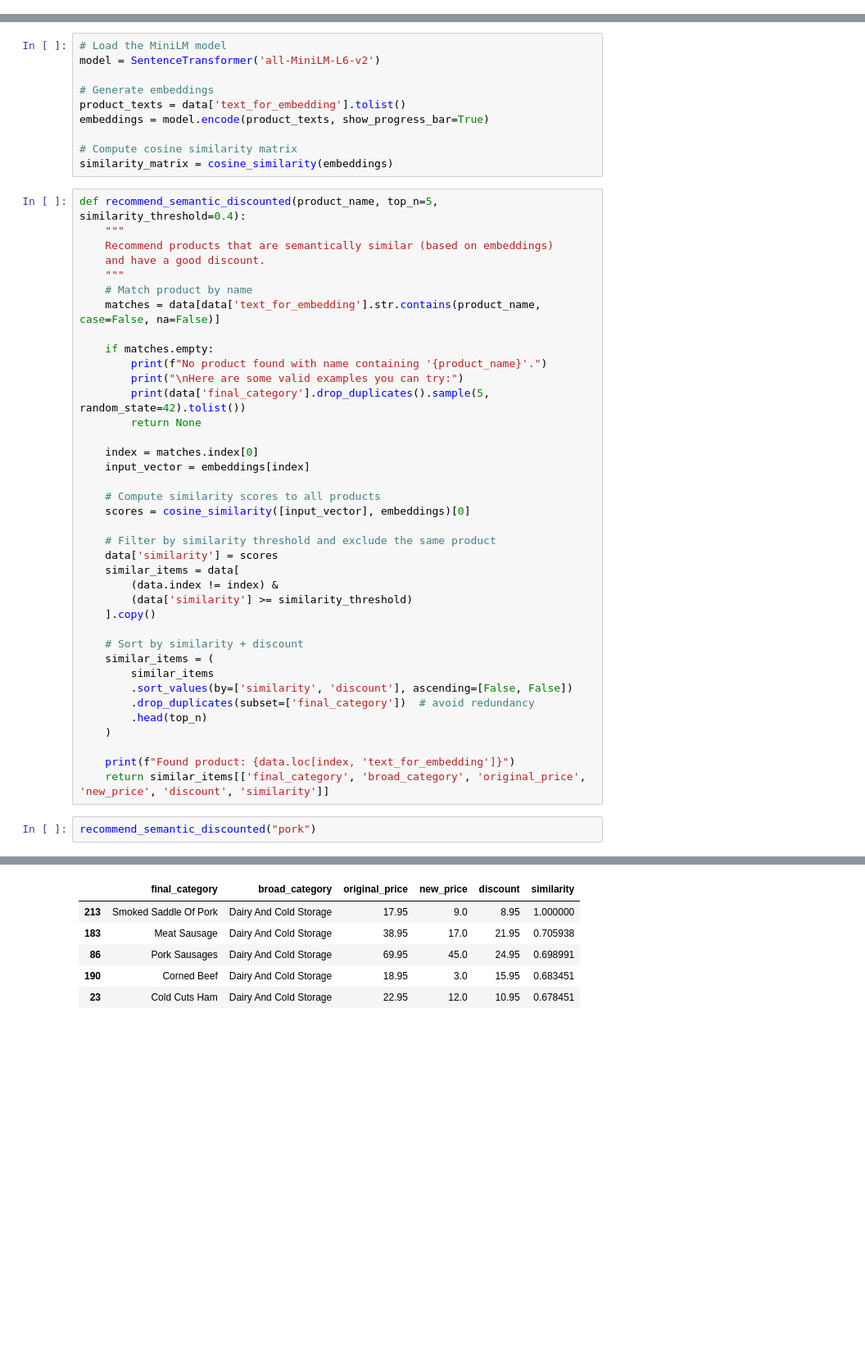
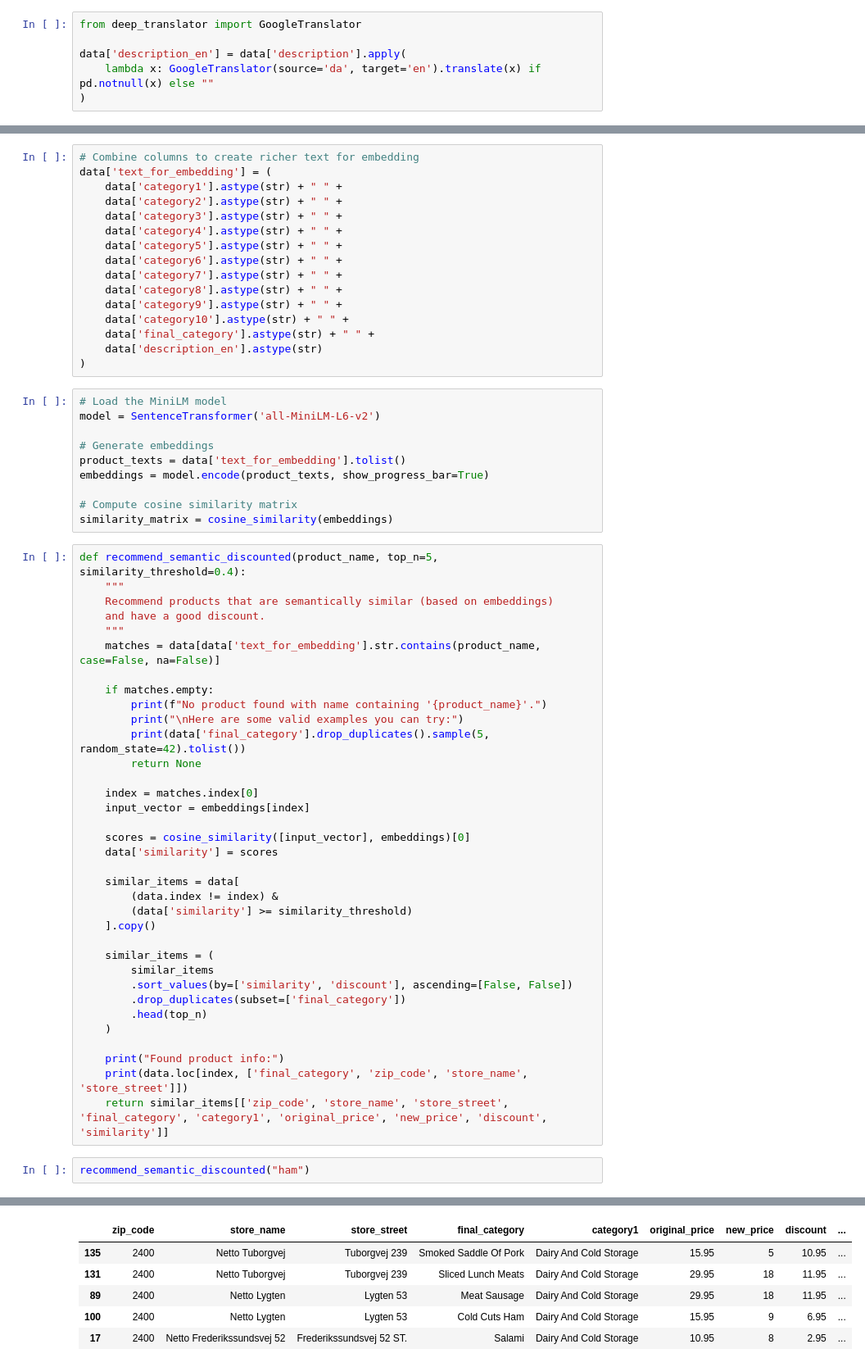
Before and after one commit to Thorvaldurl/BusinessAnalytics, a Jupyter notebook: Thor/embedding_recommender.ipynb, the cells around one changed output, grey strips where cells are left out. Shown: that part at 82% size. Cells and saved outputs as stored; diff of their text form; blank space fills up the shorter version.

```diff
--- a/Thor/embedding_recommender.ipynb
+++ b/Thor/embedding_recommender.ipynb
@@ -24,0 +23,6 @@ data['text_for_embedding'] = (
+# %%
+from deep_translator import GoogleTranslator
+
+data['description_en'] = data['description'].apply(
+    lambda x: GoogleTranslator(source='da', target='en').translate(x) if pd.notnull(x) else ""
+)
@@ -25,3 +43,19 @@ data['text_for_embedding'] = (
+# %%
+# Combine columns to create richer text for embedding
+data['text_for_embedding'] = (
+    data['category1'].astype(str) + " " +
+    data['category2'].astype(str) + " " +
+    data['category3'].astype(str) + " " +
+    data['category4'].astype(str) + " " +
+    data['category5'].astype(str) + " " +
+    data['category6'].astype(str) + " " +
+    data['category7'].astype(str) + " " +
+    data['category8'].astype(str) + " " +
+    data['category9'].astype(str) + " " +
+    data['category10'].astype(str) + " " +
+    data['final_category'].astype(str) + " " +
+    data['description_en'].astype(str)
+)
 # %%
 # Load the MiniLM model
 model = SentenceTransformer('all-MiniLM-L6-v2')
@@ -38,7 +72,6 @@ def recommend_semantic_discounted(product_name, top_n=5, similarity_threshold=0.
     Recommend products that are semantically similar (based on embeddings)
     and have a good discount.
     """
-    # Match product by name
     matches = data[data['text_for_embedding'].str.contains(product_name, case=False, na=False)]
 
     if matches.empty:
@@ -50,26 +83,24 @@ def recommend_semantic_discounted(product_name, top_n=5, similarity_threshold=0.
     index = matches.index[0]
     input_vector = embeddings[index]
 
-    # Compute similarity scores to all products
     scores = cosine_similarity([input_vector], embeddings)[0]
+    data['similarity'] = scores
 
-    # Filter by similarity threshold and exclude the same product
-    data['similarity'] = scores
     similar_items = data[
         (data.index != index) &
         (data['similarity'] >= similarity_threshold)
     ].copy()
 
-    # Sort by similarity + discount
     similar_items = (
         similar_items
         .sort_values(by=['similarity', 'discount'], ascending=[False, False])
-        .drop_duplicates(subset=['final_category'])  # avoid redundancy
+        .drop_duplicates(subset=['final_category'])
         .head(top_n)
     )
 
-    print(f"Found product: {data.loc[index, 'text_for_embedding']}")
-    return similar_items[['final_category', 'broad_category', 'original_price', 'new_price', 'discount', 'similarity']]
+    print("Found product info:")
+    print(data.loc[index, ['final_category', 'zip_code', 'store_name', 'store_street']])
+    return similar_items[['zip_code', 'store_name', 'store_street', 'final_category', 'category1', 'original_price', 'new_price', 'discount', 'similarity']]
 # %%
-recommend_semantic_discounted("pork")
+recommend_semantic_discounted("ham")
 # %% [output]
@@ -77,8 +113,8 @@ Found product: Smoked Saddle Of Pork Meat Dairy And Cold Storage
-|  | final_category | broad_category | original_price | new_price | discount | similarity |
-| 213 | Smoked Saddle Of Pork | Dairy And Cold Storage | 17.95 | 9.0 | 8.95 | 1.000000 |
-| 183 | Meat Sausage | Dairy And Cold Storage | 38.95 | 17.0 | 21.95 | 0.705938 |
-| 86 | Pork Sausages | Dairy And Cold Storage | 69.95 | 45.0 | 24.95 | 0.698991 |
-| 190 | Corned Beef | Dairy And Cold Storage | 18.95 | 3.0 | 15.95 | 0.683451 |
-| 23 | Cold Cuts Ham | Dairy And Cold Storage | 22.95 | 12.0 | 10.95 | 0.678451 |
+|  | zip_code | store_name | store_street | final_category | category1 | original_price | new_price | discount | ... |
+| 135 | 2400 | Netto Tuborgvej | Tuborgvej 239 | Smoked Saddle Of Pork | Dairy And Cold Storage | 15.95 | 5 | 10.95 | ... |
+| 131 | 2400 | Netto Tuborgvej | Tuborgvej 239 | Sliced Lunch Meats | Dairy And Cold Storage | 29.95 | 18 | 11.95 | ... |
+| 89 | 2400 | Netto Lygten | Lygten 53 | Meat Sausage | Dairy And Cold Storage | 29.95 | 18 | 11.95 | ... |
+| 100 | 2400 | Netto Lygten | Lygten 53 | Cold Cuts Ham | Dairy And Cold Storage | 15.95 | 9 | 6.95 | ... |
+| 17 | 2400 | Netto Frederikssundsvej 52 | Frederikssundsvej 52 ST. | Salami | Dairy And Cold Storage | 10.95 | 8 | 2.95 | ... |
 # %%
 recommend_semantic_discounted("cheese")
```
Also changed, not shown: parts of 7 cells of this notebook, 2 other files.
